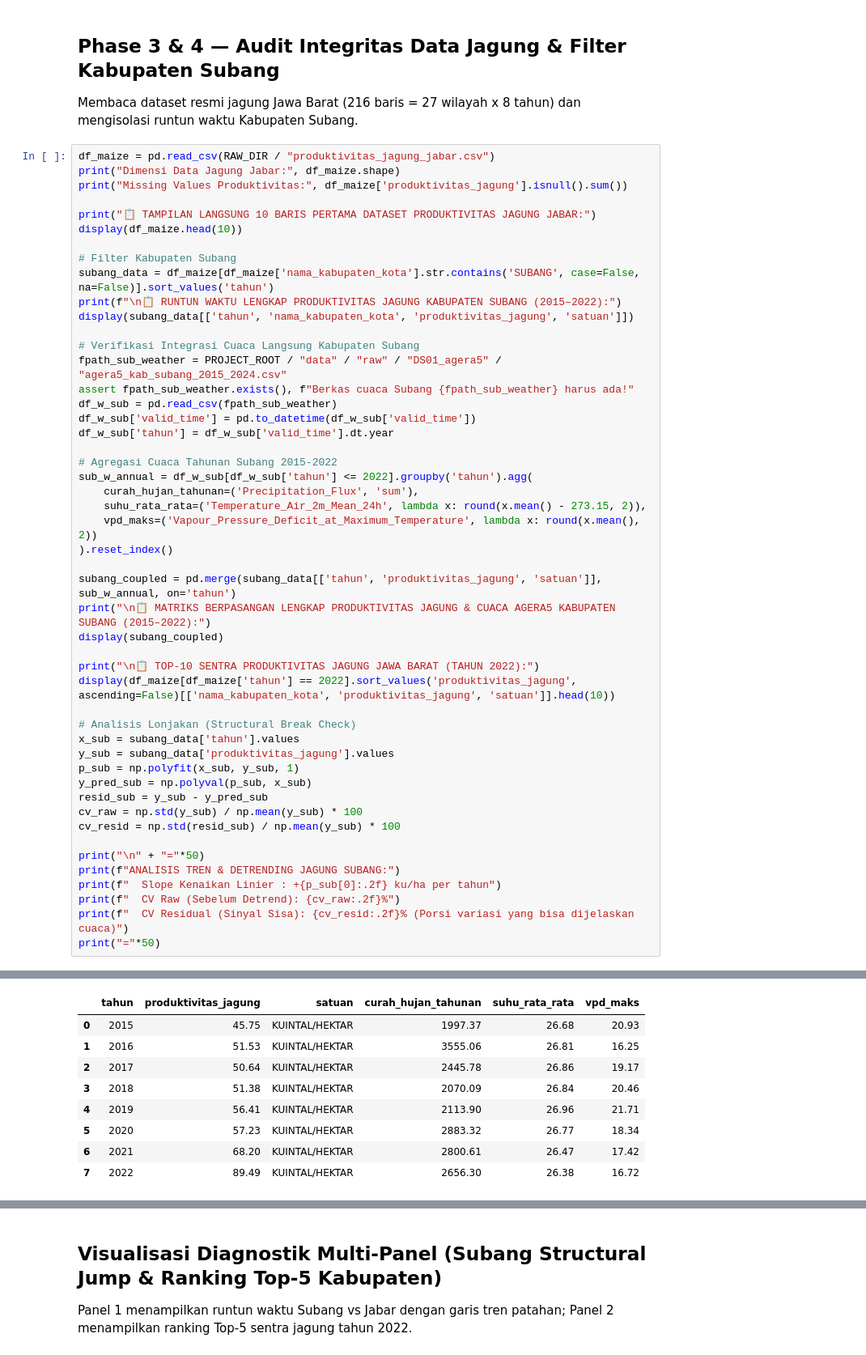
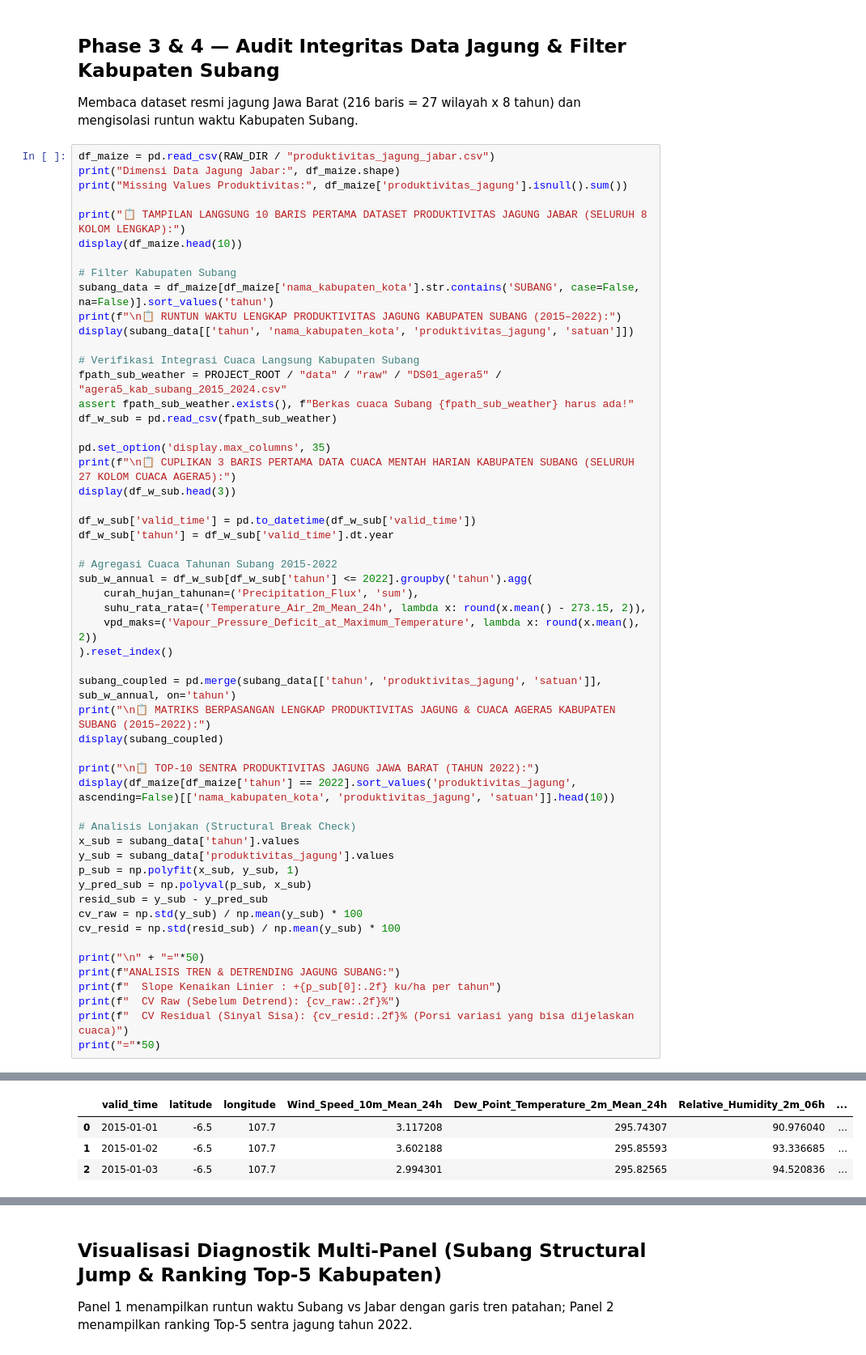
Before and after one commit to fathirrizkifadillah/research_taniadapt, a Jupyter notebook: notebook/05_subang_maize_productivity.ipynb, the cells around one changed output, grey strips where cells are left out. Shown at 81% size. Cells and saved outputs as stored; diff of their text form.

```diff
--- a/notebook/05_subang_maize_productivity.ipynb
+++ b/notebook/05_subang_maize_productivity.ipynb
@@ -34,7 +34,7 @@ df_maize = pd.read_csv(RAW_DIR / "produktivitas_jagung_jabar.csv")
 print("Dimensi Data Jagung Jabar:", df_maize.shape)
 print("Missing Values Produktivitas:", df_maize['produktivitas_jagung'].isnull().sum())
 
-print("📋 TAMPILAN LANGSUNG 10 BARIS PERTAMA DATASET PRODUKTIVITAS JAGUNG JABAR:")
+print("📋 TAMPILAN LANGSUNG 10 BARIS PERTAMA DATASET PRODUKTIVITAS JAGUNG JABAR (SELURUH 8 KOLOM LENGKAP):")
 display(df_maize.head(10))
 
 # Filter Kabupaten Subang
@@ -46,6 +46,11 @@ display(subang_data[['tahun', 'nama_kabupaten_kota', 'produktivitas_jagung', 'sa
 fpath_sub_weather = PROJECT_ROOT / "data" / "raw" / "DS01_agera5" / "agera5_kab_subang_2015_2024.csv"
 assert fpath_sub_weather.exists(), f"Berkas cuaca Subang {fpath_sub_weather} harus ada!"
 df_w_sub = pd.read_csv(fpath_sub_weather)
+
+pd.set_option('display.max_columns', 35)
+print(f"\n📋 CUPLIKAN 3 BARIS PERTAMA DATA CUACA MENTAH HARIAN KABUPATEN SUBANG (SELURUH 27 KOLOM CUACA AGERA5):")
+display(df_w_sub.head(3))
+
 df_w_sub['valid_time'] = pd.to_datetime(df_w_sub['valid_time'])
 df_w_sub['tahun'] = df_w_sub['valid_time'].dt.year
 
@@ -107,9 +112,4 @@ Missing Values Produktivitas: 0
-|  | tahun | produktivitas_jagung | satuan | curah_hujan_tahunan | suhu_rata_rata | vpd_maks |
-| 0 | 2015 | 45.75 | KUINTAL/HEKTAR | 1997.37 | 26.68 | 20.93 |
-| 1 | 2016 | 51.53 | KUINTAL/HEKTAR | 3555.06 | 26.81 | 16.25 |
-| 2 | 2017 | 50.64 | KUINTAL/HEKTAR | 2445.78 | 26.86 | 19.17 |
-| 3 | 2018 | 51.38 | KUINTAL/HEKTAR | 2070.09 | 26.84 | 20.46 |
-| 4 | 2019 | 56.41 | KUINTAL/HEKTAR | 2113.90 | 26.96 | 21.71 |
-| 5 | 2020 | 57.23 | KUINTAL/HEKTAR | 2883.32 | 26.77 | 18.34 |
-| 6 | 2021 | 68.20 | KUINTAL/HEKTAR | 2800.61 | 26.47 | 17.42 |
-| 7 | 2022 | 89.49 | KUINTAL/HEKTAR | 2656.30 | 26.38 | 16.72 |
+|  | valid_time | latitude | longitude | Wind_Speed_10m_Mean_24h | Dew_Point_Temperature_2m_Mean_24h | Relative_Humidity_2m_06h | ... |
+| 0 | 2015-01-01 | -6.5 | 107.7 | 3.117208 | 295.74307 | 90.976040 | ... |
+| 1 | 2015-01-02 | -6.5 | 107.7 | 3.602188 | 295.85593 | 93.336685 | ... |
+| 2 | 2015-01-03 | -6.5 | 107.7 | 2.994301 | 295.82565 | 94.520836 | ... |
```
Also changed, not shown: parts of 1 cell of this notebook, 9 other files.
